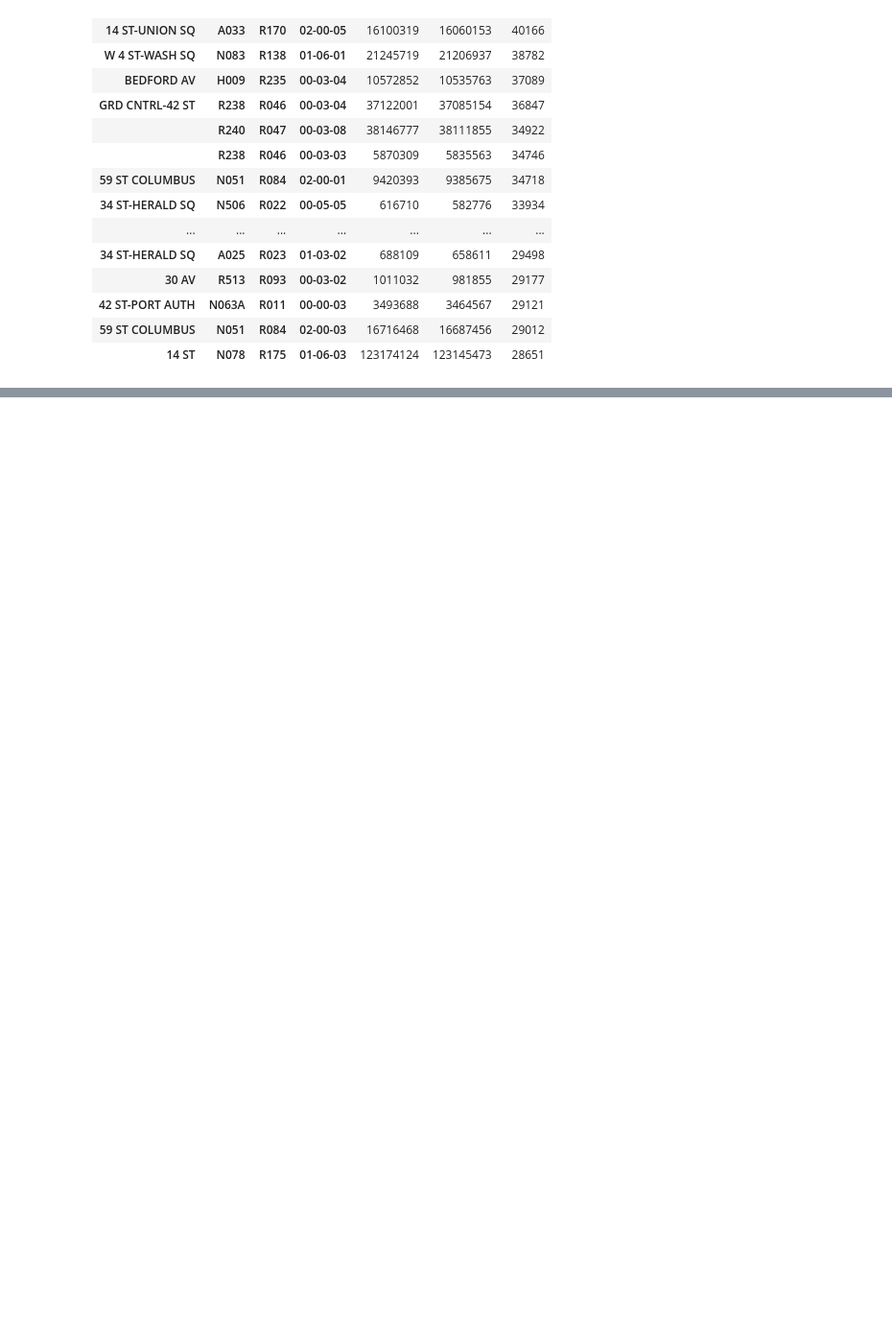
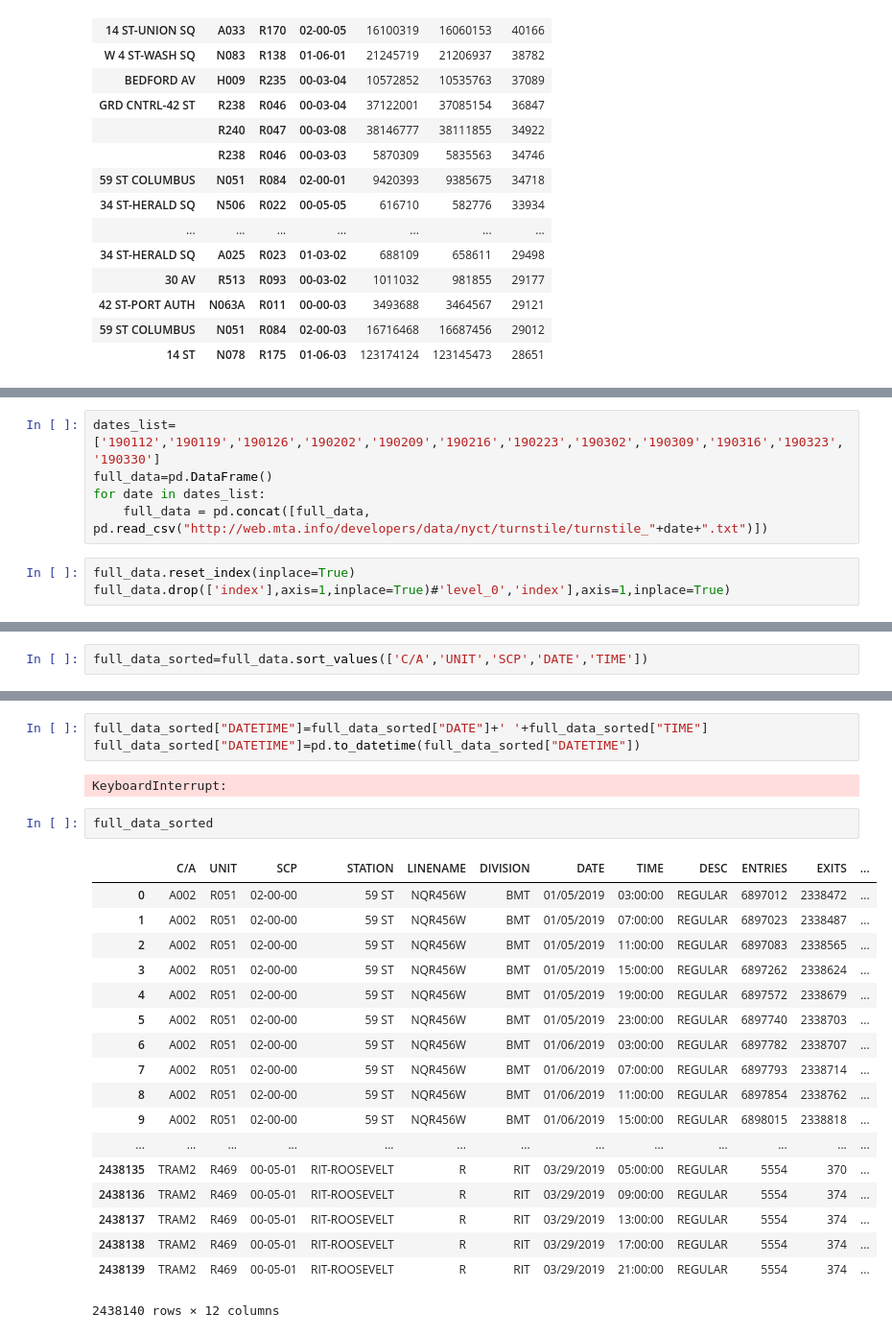
Before and after one commit to youngjeong46/MTA, a Jupyter notebook: Project 1 MTA.ipynb, the cells around one changed output, grey strips where cells are left out. Shown at 96% size. Saved outputs shown, nothing was run; the diff lists cells and outputs as text; blank space fills up the shorter version.

```diff
--- a/Project 1 MTA.ipynb
+++ b/Project 1 MTA.ipynb
@@ -268,0 +232,8 @@ data_good_entries.sort_values("diff",ascending=False).head(40)
+# %%
+dates_list=['190112','190119','190126','190202','190209','190216','190223','190302','190309','190316','190323','190330']
+full_data=pd.DataFrame()
+for date in dates_list:
+    full_data = pd.concat([full_data, pd.read_csv("http://web.mta.info/developers/data/nyct/turnstile/turnstile_"+date+".txt")])
+# %%
+full_data.reset_index(inplace=True)
+full_data.drop(['index'],axis=1,inplace=True)#'level_0','index'],axis=1,inplace=True)
@@ -268,0 +261,2 @@ data_good_entries.sort_values("diff",ascending=False).head(40)
+# %%
+full_data_sorted=full_data.sort_values(['C/A','UNIT','SCP','DATE','TIME'])
@@ -268,0 +288,26 @@ data_good_entries.sort_values("diff",ascending=False).head(40)
+# %%
+full_data_sorted["DATETIME"]=full_data_sorted["DATE"]+' '+full_data_sorted["TIME"]
+full_data_sorted["DATETIME"]=pd.to_datetime(full_data_sorted["DATETIME"])
+# %% [output]
+KeyboardInterrupt:
+# %%
+full_data_sorted
+# %% [output]
+|  | C/A | UNIT | SCP | STATION | LINENAME | DIVISION | DATE | TIME | DESC | ENTRIES | EXITS | ... |
+| 0 | A002 | R051 | 02-00-00 | 59 ST | NQR456W | BMT | 01/05/2019 | 03:00:00 | REGULAR | 6897012 | 2338472 | ... |
+| 1 | A002 | R051 | 02-00-00 | 59 ST | NQR456W | BMT | 01/05/2019 | 07:00:00 | REGULAR | 6897023 | 2338487 | ... |
+| 2 | A002 | R051 | 02-00-00 | 59 ST | NQR456W | BMT | 01/05/2019 | 11:00:00 | REGULAR | 6897083 | 2338565 | ... |
+| 3 | A002 | R051 | 02-00-00 | 59 ST | NQR456W | BMT | 01/05/2019 | 15:00:00 | REGULAR | 6897262 | 2338624 | ... |
+| 4 | A002 | R051 | 02-00-00 | 59 ST | NQR456W | BMT | 01/05/2019 | 19:00:00 | REGULAR | 6897572 | 2338679 | ... |
+| 5 | A002 | R051 | 02-00-00 | 59 ST | NQR456W | BMT | 01/05/2019 | 23:00:00 | REGULAR | 6897740 | 2338703 | ... |
+| 6 | A002 | R051 | 02-00-00 | 59 ST | NQR456W | BMT | 01/06/2019 | 03:00:00 | REGULAR | 6897782 | 2338707 | ... |
+| 7 | A002 | R051 | 02-00-00 | 59 ST | NQR456W | BMT | 01/06/2019 | 07:00:00 | REGULAR | 6897793 | 2338714 | ... |
+| 8 | A002 | R051 | 02-00-00 | 59 ST | NQR456W | BMT | 01/06/2019 | 11:00:00 | REGULAR | 6897854 | 2338762 | ... |
+| 9 | A002 | R051 | 02-00-00 | 59 ST | NQR456W | BMT | 01/06/2019 | 15:00:00 | REGULAR | 6898015 | 2338818 | ... |
+| ... | ... | ... | ... | ... | ... | ... | ... | ... | ... | ... | ... | ... |
+| 2438135 | TRAM2 | R469 | 00-05-01 | RIT-ROOSEVELT | R | RIT | 03/29/2019 | 05:00:00 | REGULAR | 5554 | 370 | ... |
+| 2438136 | TRAM2 | R469 | 00-05-01 | RIT-ROOSEVELT | R | RIT | 03/29/2019 | 09:00:00 | REGULAR | 5554 | 374 | ... |
+| 2438137 | TRAM2 | R469 | 00-05-01 | RIT-ROOSEVELT | R | RIT | 03/29/2019 | 13:00:00 | REGULAR | 5554 | 374 | ... |
+| 2438138 | TRAM2 | R469 | 00-05-01 | RIT-ROOSEVELT | R | RIT | 03/29/2019 | 17:00:00 | REGULAR | 5554 | 374 | ... |
+| 2438139 | TRAM2 | R469 | 00-05-01 | RIT-ROOSEVELT | R | RIT | 03/29/2019 | 21:00:00 | REGULAR | 5554 | 374 | ... |
+2438140 rows × 12 columns
```
Also changed, not shown: parts of 42 cells of this notebook.
